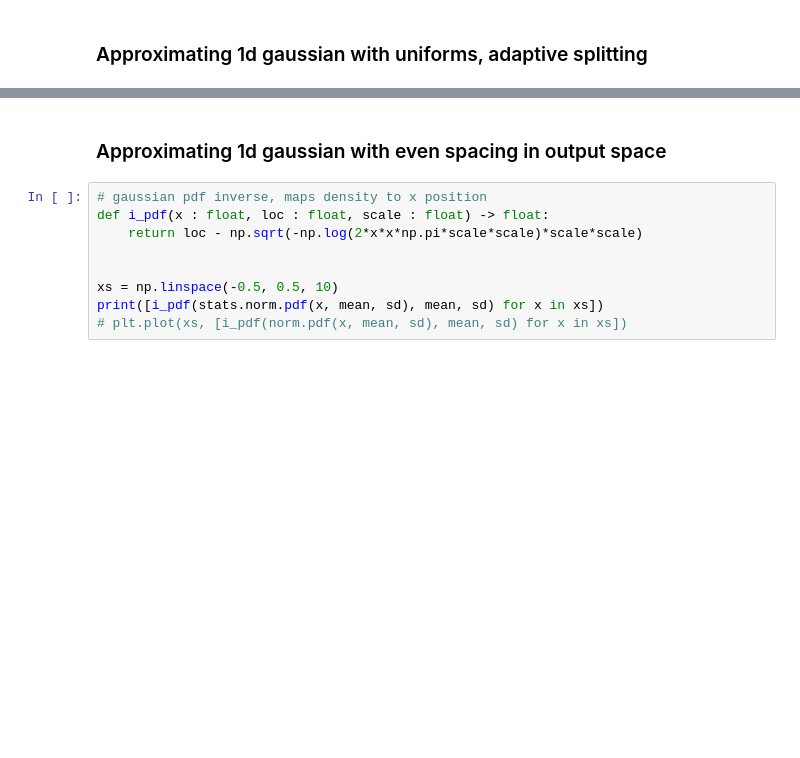
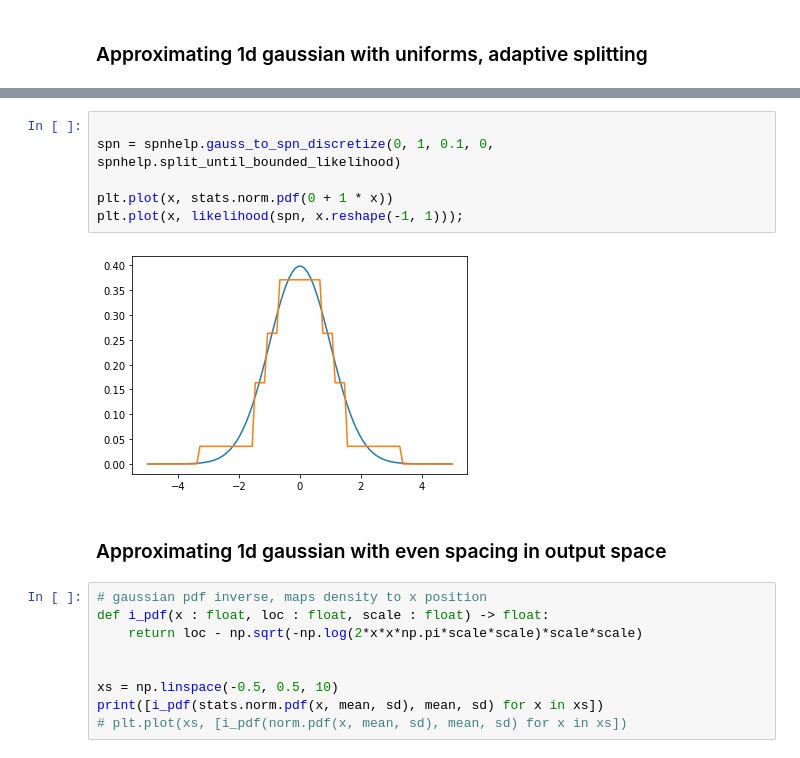
Before and after one commit to Whatisthisname/bayesian_network_to_spn, a Jupyter notebook: nb_basic_tests.ipynb, the cells around one changed output, grey strips where cells are left out. Cells and saved outputs as stored; diff of their text form; blank space fills up the shorter version.

```diff
--- a/nb_basic_tests.ipynb
+++ b/nb_basic_tests.ipynb
@@ -85,3 +85,11 @@ plt.plot(x, likelihood(spn, x.reshape(-1, 1)));
+# %%
+
+spn = spnhelp.gauss_to_spn_discretize(0, 1, 0.1, 0, spnhelp.split_until_bounded_likelihood)
+
+plt.plot(x, stats.norm.pdf(0 + 1 * x))
+plt.plot(x, likelihood(spn, x.reshape(-1, 1)));
+# %% [output]
+[figure, added]
 # %% [markdown]
 ### Approximating 1d gaussian with even spacing in output space
 # %%
```
Also changed, not shown: parts of 7 cells of this notebook, 3 other files.
